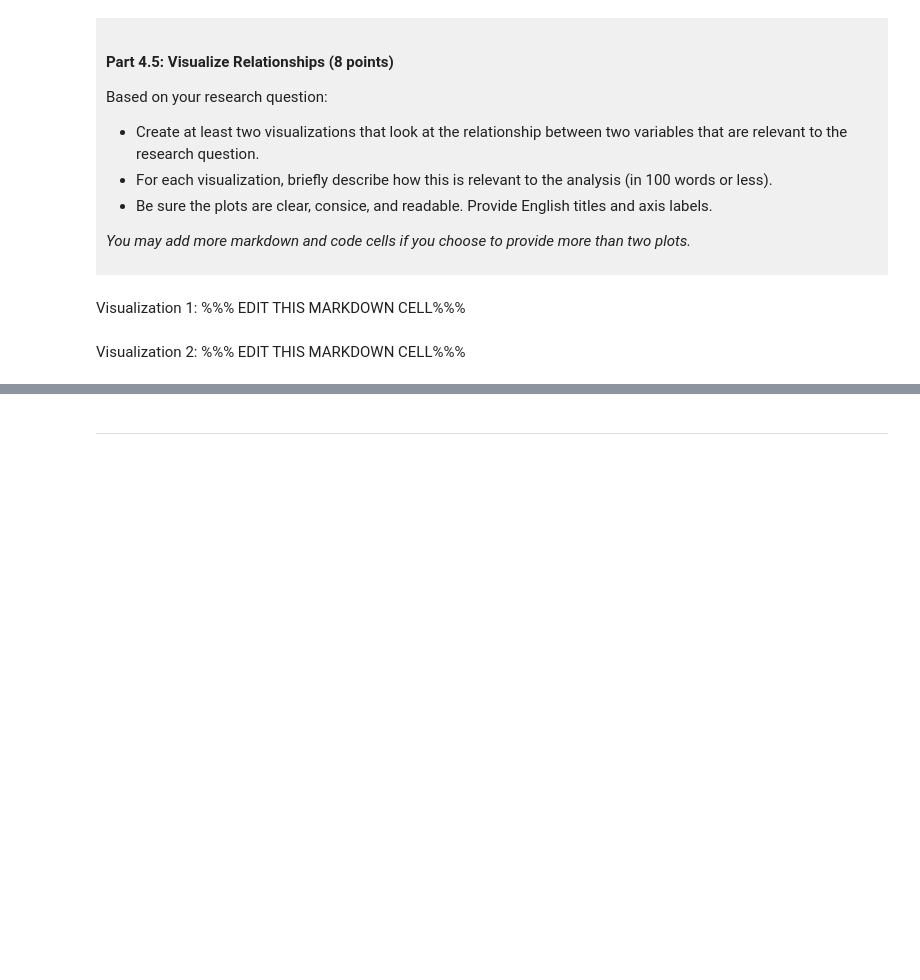
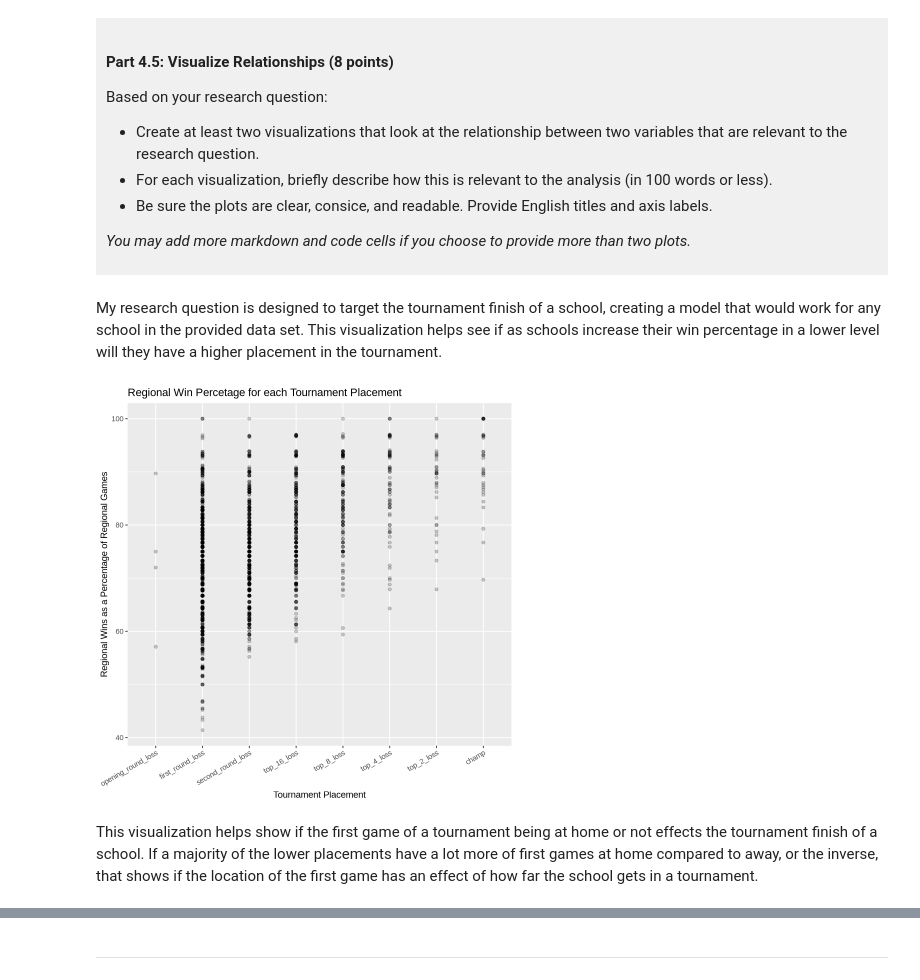
Before and after one commit to Sami-ProfessionalAccount/DSCI-100-Project-Samantha-Deschere, a Jupyter notebook: dsci-100-project-notebook.ipynb, the cells around one changed output, grey strips where cells are left out. Cells and saved outputs as stored; diff of their text form; code cells hidden in the pictures; blank space fills up the shorter version.

```diff
--- a/dsci-100-project-notebook.ipynb
+++ b/dsci-100-project-notebook.ipynb
@@ -317,9 +376,16 @@ Based on your research question:
 *You may add more markdown and code cells if you choose to provide more than two plots.*
 </div>
 # %% [markdown]
-Visualization 1: %%% EDIT THIS MARKDOWN CELL%%%
+My research question is designed to target the tournament finish of a school, creating a model that would work for any school in the provided data set. This visualization helps see if as schools increase their win percentage in a lower level will they have a higher placement in the tournament.
 # %%
-### EDIT THIS CODE CELL FOR VISUALIZATION 1###
+wins_plot <- use_data |> ggplot(aes(x=tourney_finish, y=reg_wins_pct)) + geom_point(alpha=0.2) +
+labs(x="Tournament Placement", y="Regional Wins as a Percentage of Regional Games",
+     title="Regional Win Percetage for each Tournament Placement") +
+theme(axis.text.x = element_text(angle = 30, hjust = 1))
+
+wins_plot
+# %% [output]
+[figure, added]
 # %% [markdown]
-Visualization 2: %%% EDIT THIS MARKDOWN CELL%%%
+This visualization helps show if the first game of a tournament being at home or not effects the tournament finish of a school. If a majority of the lower placements have a lot more of first games at home compared to away, or the inverse, that shows if the location of the first game has an effect of how far the school gets in a tournament.
 # %%
```
Also changed, not shown: parts of 10 cells of this notebook.
